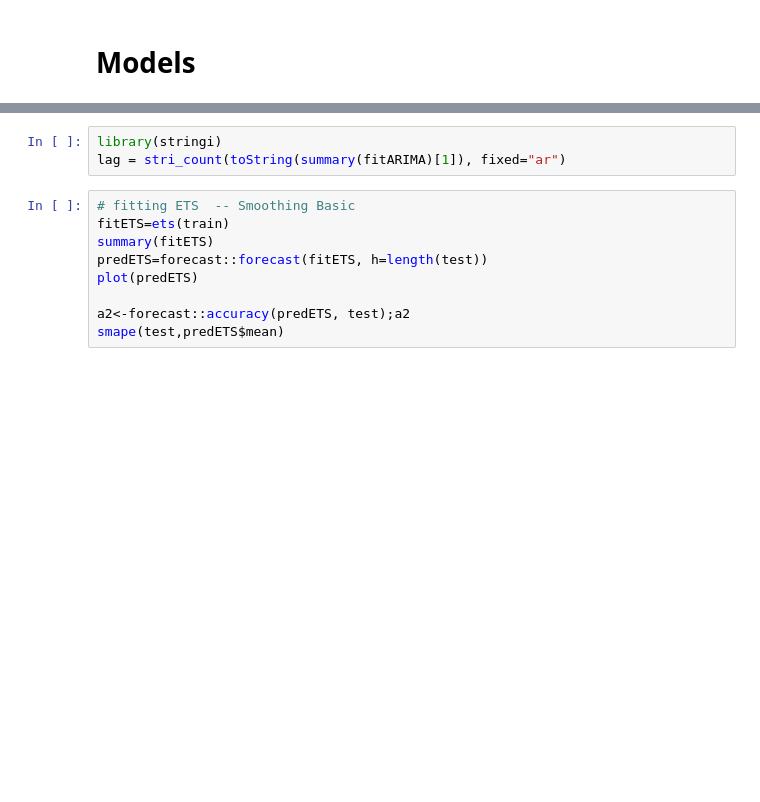
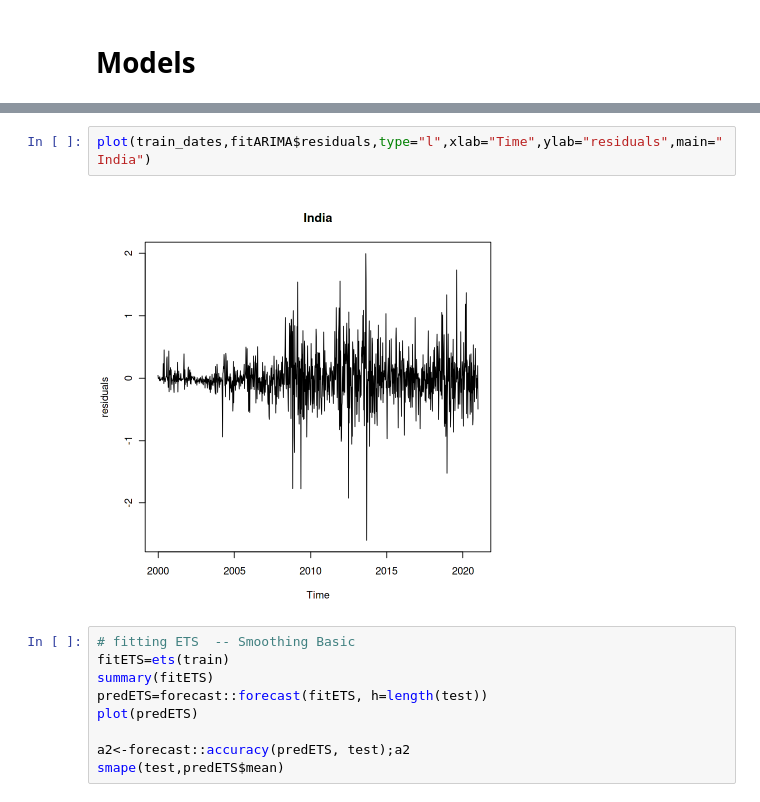
Before and after one commit to siddhartha2001/hybrid-models, a Jupyter notebook: codes/india-ts.ipynb, the cells around one changed output, grey strips where cells are left out. Cells and saved outputs as stored; diff of their text form; blank space fills up the shorter version.

```diff
--- a/codes/india-ts.ipynb
+++ b/codes/india-ts.ipynb
@@ -365,7 +313,8 @@ A matrix: 2 × 8 of type dbl
 [figure]
-# %%
-library(stringi)
-lag = stri_count(toString(summary(fitARIMA)[1]), fixed="ar")
+# %%
+plot(train_dates,fitARIMA$residuals,type="l",xlab="Time",ylab="residuals",main="India")
+# %% [output]
+[figure, added]
 # %%
 # fitting ETS  -- Smoothing Basic
 fitETS=ets(train)
```
Also changed, not shown: parts of 32 cells of this notebook.
